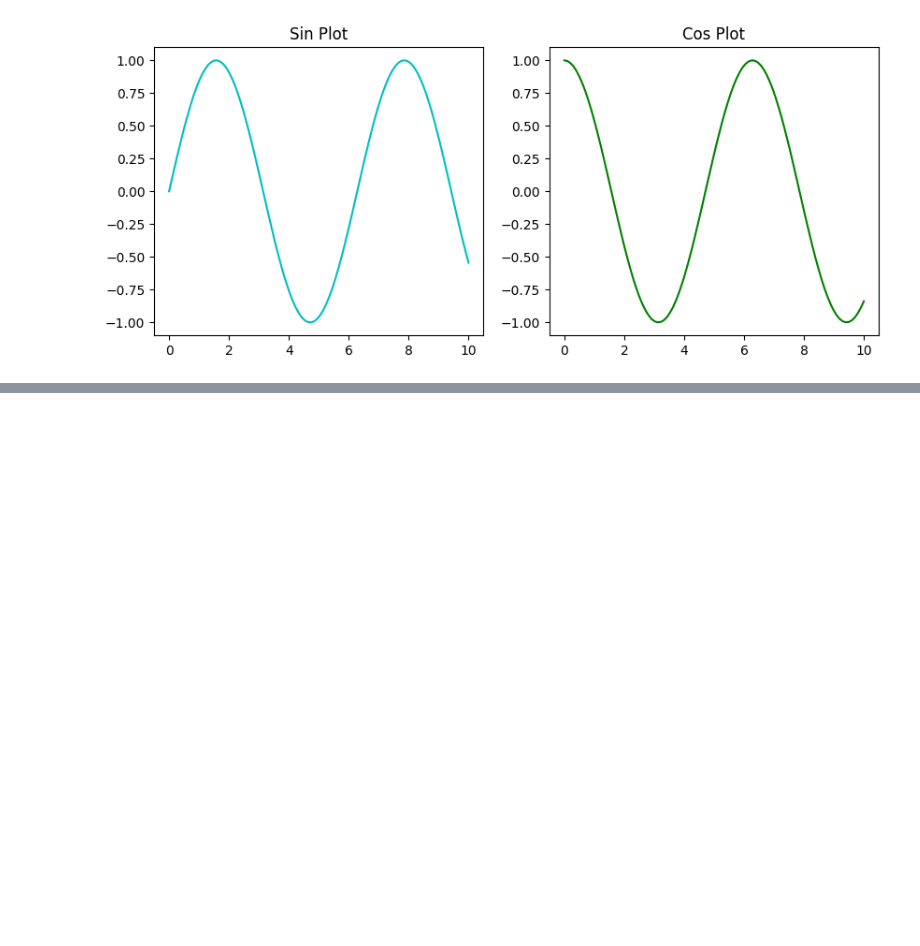
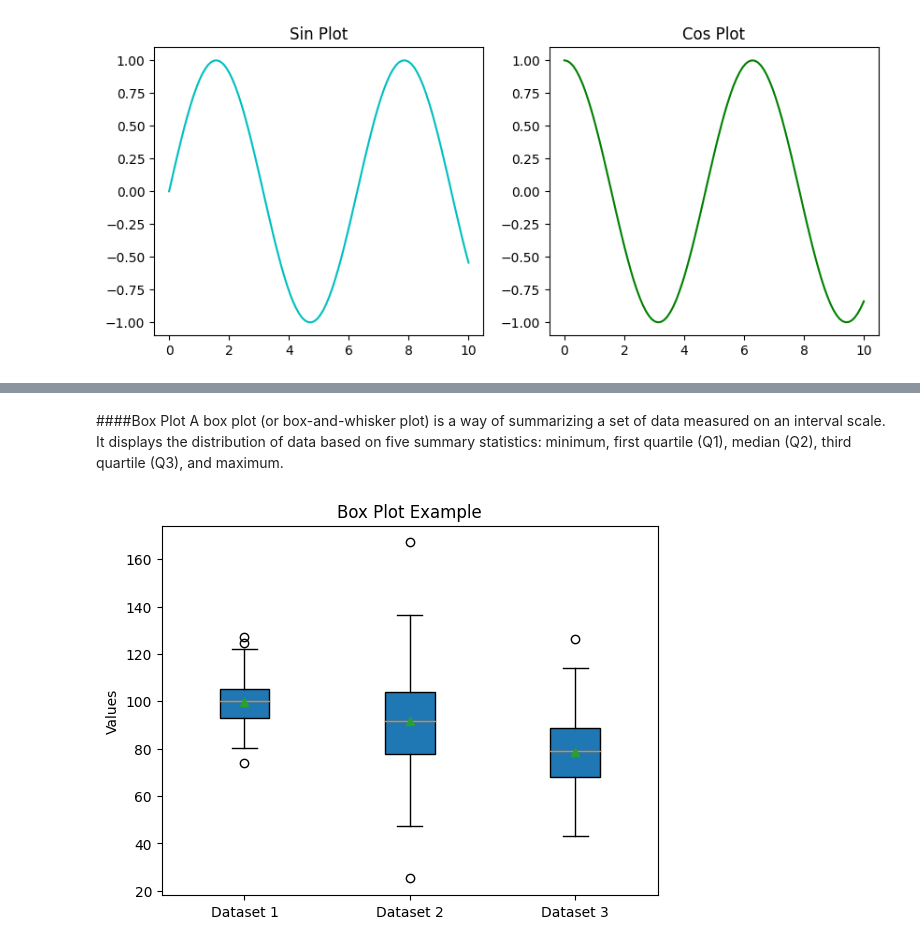
Before and after one commit to navyagona/Bootcamp_2K24, a Jupyter notebook: Matplotlib.ipynb, the cells around one changed output, grey strips where cells are left out. Drawn from its saved outputs; the diff is of its cells as text; code cells hidden in the pictures; blank space fills up the shorter version.

```diff
--- a/Matplotlib.ipynb
+++ b/Matplotlib.ipynb
@@ -168,0 +198,33 @@ plt.show()
+# %% [markdown]
+####Box Plot
+A box plot (or box-and-whisker plot) is a way of summarizing a set of data measured on an interval scale. It displays the distribution of data based on five summary statistics: minimum, first quartile (Q1), median (Q2), third quartile (Q3), and maximum.
+# %%
+import matplotlib.pyplot as plt
+import numpy as np
+
+# Generating some sample data
+np.random.seed(42)
+data1 = np.random.normal(100, 10, 200)
+data2 = np.random.normal(90, 20, 200)
+data3 = np.random.normal(80, 15, 200)
+
+data = [data1, data2, data3]
+
+# Create a figure and axes
+fig, ax = plt.subplots()
+
+# Creating boxplot
+ax.boxplot(data, patch_artist=True, showmeans=True)
+ax.set_xticklabels(['Dataset 1', 'Dataset 2', 'Dataset 3'])
+ax.set_title('Box Plot Example')
+ax.set_ylabel('Values')
+
+# Customizing fill colors and mean points
+colors = ['lightblue', 'lightgreen', 'lightpink']
+for patch, color in zip(ax.artists, colors):
+    patch.set_facecolor(color)
+
+# Display plot
+plt.show()
+# %% [output]
+[figure, added]
```
Also changed, not shown: parts of 2 cells of this notebook.
